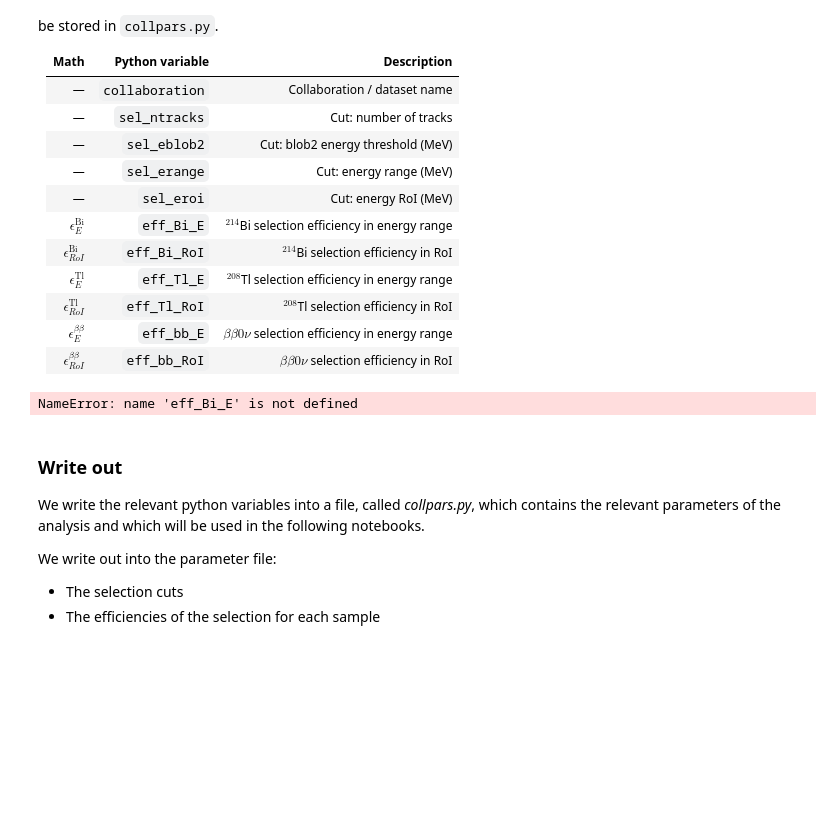
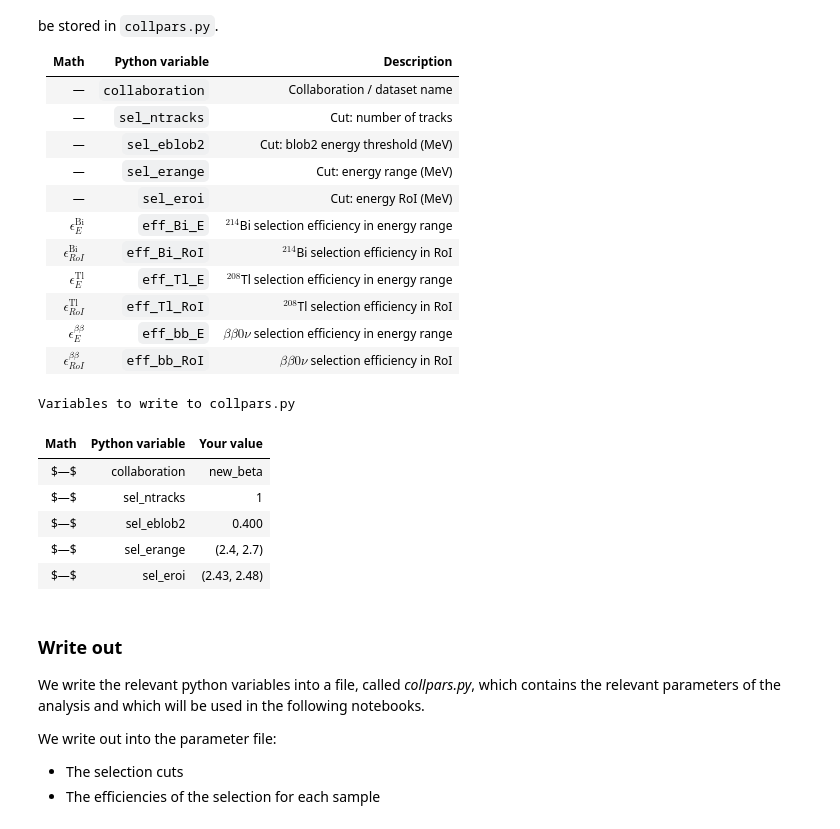
Before and after one commit to manuelg2544/Grupo_beta_DM, a Jupyter notebook: notebooks/guide/fanal_selection.ipynb, the cells around one changed output. Drawn from its saved outputs; the diff is of its cells as text; code cells hidden in the pictures; blank space fills up the shorter version.

```diff
--- a/notebooks/guide/fanal_selection.ipynb
+++ b/notebooks/guide/fanal_selection.ipynb
@@ -345,22 +549,28 @@ The following table connects the mathematical notation used in the analysis with
 # %%
 import ana.fanal_display as fdisp
 
 # Check your values before writing to collpars.py
 fdisp.display_collpars([
     ('—',                                 'collaboration', coll),
     ('—',                                 'sel_ntracks',   sel_ntracks),
     ('—',                                 'sel_eblob2',    sel_eblob2,  '.3f'),
     ('—',                                 'sel_erange',    sel_erange),
     ('—',                                 'sel_eroi',      sel_eroi),
-    # (r'\epsilon^\mathrm{Bi}_E',           'eff_Bi_E',      eff_Bi_E,    '.2e'),
-    # (r'\epsilon^\mathrm{Bi}_{RoI}',       'eff_Bi_RoI',    eff_Bi_RoI,  '.2e'),
-    # (r'\epsilon^\mathrm{Tl}_E',           'eff_Tl_E',      eff_Tl_E,    '.2e'),
-    # (r'\epsilon^\mathrm{Tl}_{RoI}',       'eff_Tl_RoI',    eff_Tl_RoI,  '.2e'),
-    # (r'\epsilon^{\beta\beta}_E',          'eff_bb_E',      eff_bb_E,    '.2e'),
-    # (r'\epsilon^{\beta\beta}_{RoI}',      'eff_bb_RoI',    eff_bb_RoI,  '.2e'),
+    (r'\epsilon^\mathrm{Bi}_E',           'eff_Bi_E',      eff_Bi_E,    '.2e'),
+    (r'\epsilon^\mathrm{Bi}_{RoI}',       'eff_Bi_RoI',    eff_Bi_RoI,  '.2e'),
+    (r'\epsilon^\mathrm{Tl}_E',           'eff_Tl_E',      eff_Tl_E,    '.2e'),
+    (r'\epsilon^\mathrm{Tl}_{RoI}',       'eff_Tl_RoI',    eff_Tl_RoI,  '.2e'),
+    (r'\epsilon^{\beta\beta}_E',          'eff_bb_E',      eff_bb_E,    '.2e'),
+    (r'\epsilon^{\beta\beta}_{RoI}',      'eff_bb_RoI',    eff_bb_RoI,  '.2e'),
 ])
 # %% [output]
-NameError: name 'eff_Bi_E' is not defined
+Variables to write to collpars.py
+| Math | Python variable | Your value |
+| $—$ | collaboration | new_beta |
+| $—$ | sel_ntracks | 1 |
+| $—$ | sel_eblob2 | 0.400 |
+| $—$ | sel_erange | (2.4, 2.7) |
+| $—$ | sel_eroi | (2.43, 2.48) |
 # %% [markdown]
 ### Write out
 
```
Also changed, not shown: parts of 7 cells of this notebook.
